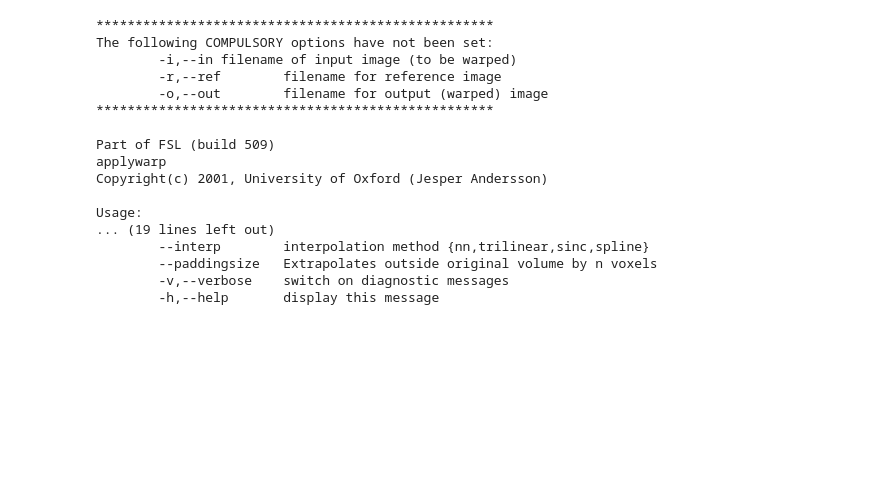
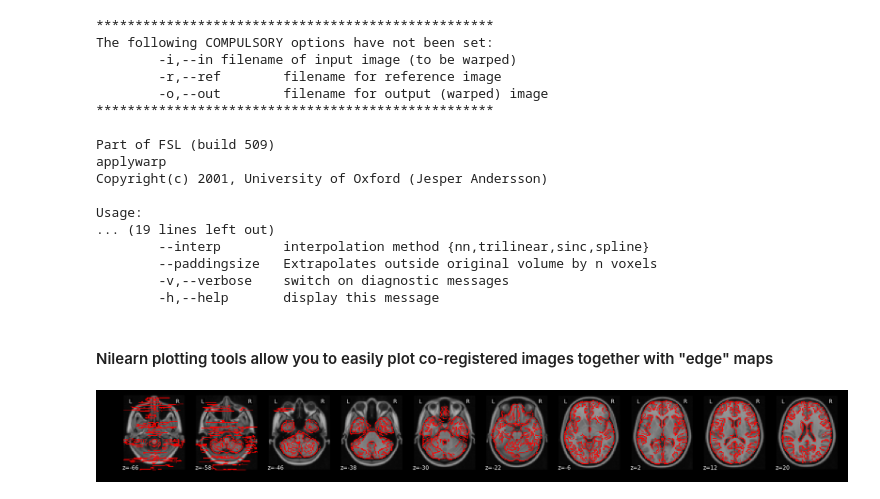
Before and after one commit to uiowa-mri-course-2018/Labs, a Jupyter notebook: 03-Lab/SpatialImageProcessing.ipynb, the cells around one changed output. Drawn from its saved outputs; the diff is of its cells as text; code cells hidden in the pictures; blank space fills up the shorter version.

Commit message:
add plotting with edges

```diff
--- a/03-Lab/SpatialImageProcessing.ipynb
+++ b/03-Lab/SpatialImageProcessing.ipynb
@@ -284,0 +287,10 @@ applywarp -i my_T1_brain.nii.gz -r MNI152_T1_2mm_brain.nii.gz -o T1_2_MNI_nonlin
+# %% [markdown]
+#### Nilearn plotting tools allow you to easily plot co-registered images together with "edge" maps
+# %%
+# Show our MNI as the base and our T1 as edges
+mni="MNI152_T1_2mm.nii.gz"
+img="T1_2_MNI_nonlin.nii.gz"
+display=plotting.plot_anat(mni, display_mode="z",cut_coords=10)
+display.add_edges(img)
+# %% [output]
+[figure, added]
```
Also changed, not shown: parts of 1 cell of this notebook.
